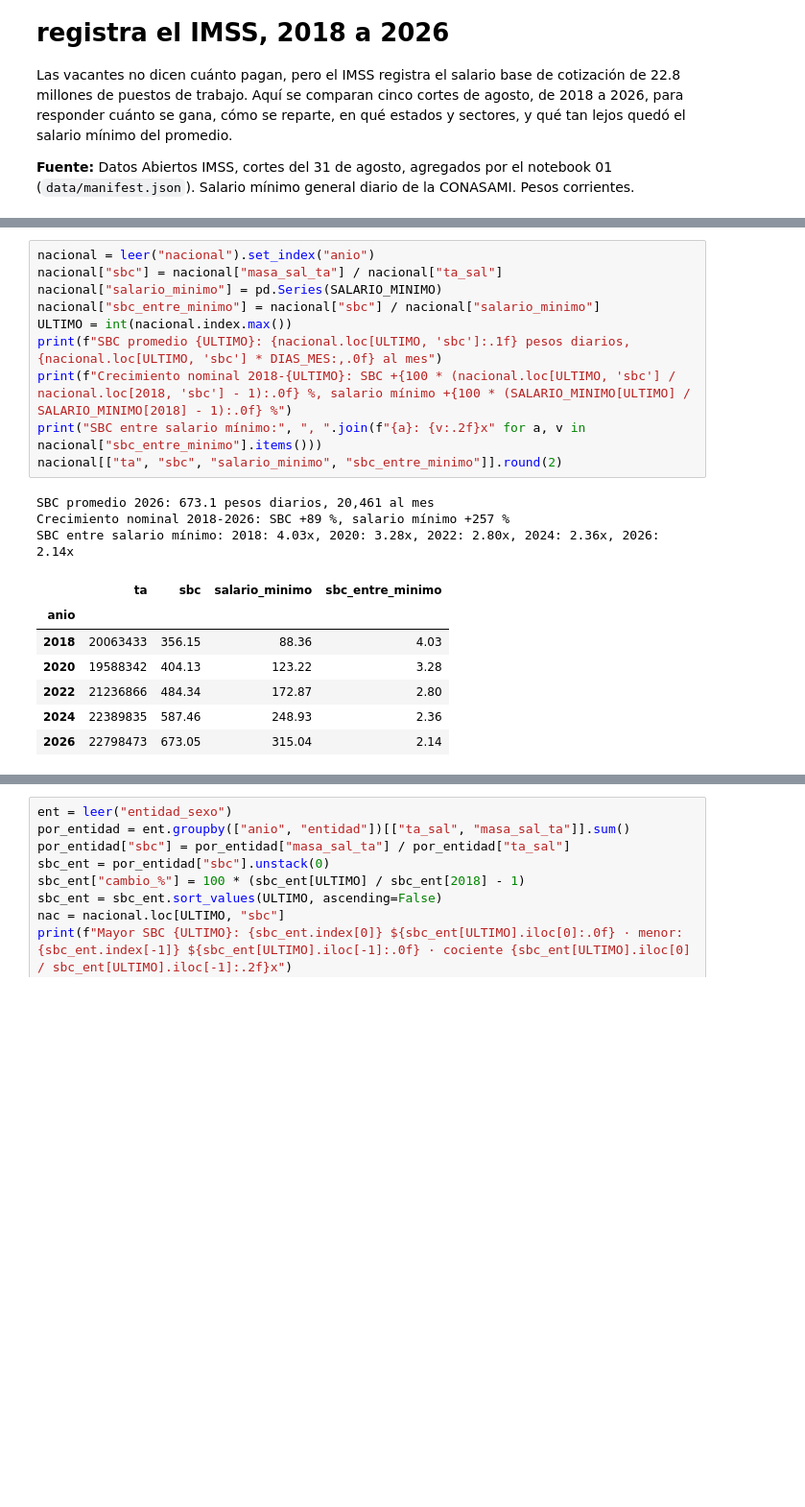
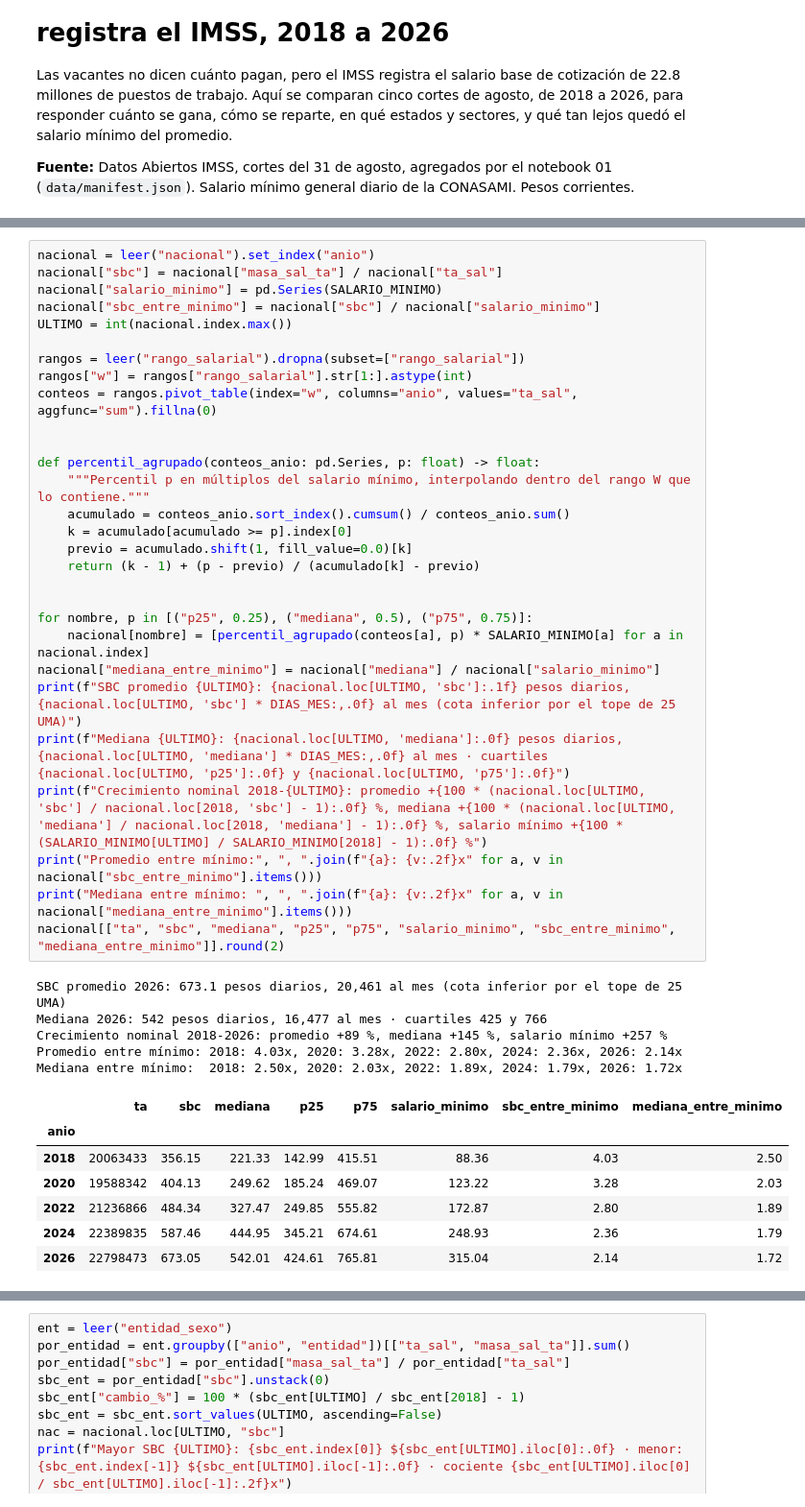
Before and after one commit to mauvilar/Proyectos-data-science, a Jupyter notebook: salarios-imss-mx/02_cuanto_se_gana.ipynb, the cells around one changed output, grey strips where cells are left out. Shown at 96% size. Saved outputs shown, nothing was run; the diff lists cells and outputs as text; blank space fills up the shorter version.

```diff
--- a/salarios-imss-mx/02_cuanto_se_gana.ipynb
+++ b/salarios-imss-mx/02_cuanto_se_gana.ipynb
@@ -66,22 +70,43 @@ def pie(fig, texto="Fuente: Datos Abiertos IMSS, cortes del 31 de agosto · sala
 # %%
 nacional = leer("nacional").set_index("anio")
 nacional["sbc"] = nacional["masa_sal_ta"] / nacional["ta_sal"]
 nacional["salario_minimo"] = pd.Series(SALARIO_MINIMO)
 nacional["sbc_entre_minimo"] = nacional["sbc"] / nacional["salario_minimo"]
 ULTIMO = int(nacional.index.max())
-print(f"SBC promedio {ULTIMO}: {nacional.loc[ULTIMO, 'sbc']:.1f} pesos diarios, {nacional.loc[ULTIMO, 'sbc'] * DIAS_MES:,.0f} al mes")
-print(f"Crecimiento nominal 2018-{ULTIMO}: SBC +{100 * (nacional.loc[ULTIMO, 'sbc'] / nacional.loc[2018, 'sbc'] - 1):.0f} %, salario mínimo +{100 * (SALARIO_MINIMO[ULTIMO] / SALARIO_MINIMO[2018] - 1):.0f} %")
-print("SBC entre salario mínimo:", ", ".join(f"{a}: {v:.2f}x" for a, v in nacional["sbc_entre_minimo"].items()))
-nacional[["ta", "sbc", "salario_minimo", "sbc_entre_minimo"]].round(2)
+
+rangos = leer("rango_salarial").dropna(subset=["rango_salarial"])
+rangos["w"] = rangos["rango_salarial"].str[1:].astype(int)
+conteos = rangos.pivot_table(index="w", columns="anio", values="ta_sal", aggfunc="sum").fillna(0)
+
+
+def percentil_agrupado(conteos_anio: pd.Series, p: float) -> float:
+    """Percentil p en múltiplos del salario mínimo, interpolando dentro del rango W que lo contiene."""
+    acumulado = conteos_anio.sort_index().cumsum() / conteos_anio.sum()
+    k = acumulado[acumulado >= p].index[0]
+    previo = acumulado.shift(1, fill_value=0.0)[k]
+    return (k - 1) + (p - previo) / (acumulado[k] - previo)
+
+
+for nombre, p in [("p25", 0.25), ("mediana", 0.5), ("p75", 0.75)]:
+    nacional[nombre] = [percentil_agrupado(conteos[a], p) * SALARIO_MINIMO[a] for a in nacional.index]
+nacional["mediana_entre_minimo"] = nacional["mediana"] / nacional["salario_minimo"]
+print(f"SBC promedio {ULTIMO}: {nacional.loc[ULTIMO, 'sbc']:.1f} pesos diarios, {nacional.loc[ULTIMO, 'sbc'] * DIAS_MES:,.0f} al mes (cota inferior por el tope de 25 UMA)")
+print(f"Mediana {ULTIMO}: {nacional.loc[ULTIMO, 'mediana']:.0f} pesos diarios, {nacional.loc[ULTIMO, 'mediana'] * DIAS_MES:,.0f} al mes · cuartiles {nacional.loc[ULTIMO, 'p25']:.0f} y {nacional.loc[ULTIMO, 'p75']:.0f}")
+print(f"Crecimiento nominal 2018-{ULTIMO}: promedio +{100 * (nacional.loc[ULTIMO, 'sbc'] / nacional.loc[2018, 'sbc'] - 1):.0f} %, mediana +{100 * (nacional.loc[ULTIMO, 'mediana'] / nacional.loc[2018, 'mediana'] - 1):.0f} %, salario mínimo +{100 * (SALARIO_MINIMO[ULTIMO] / SALARIO_MINIMO[2018] - 1):.0f} %")
+print("Promedio entre mínimo:", ", ".join(f"{a}: {v:.2f}x" for a, v in nacional["sbc_entre_minimo"].items()))
+print("Mediana entre mínimo: ", ", ".join(f"{a}: {v:.2f}x" for a, v in nacional["mediana_entre_minimo"].items()))
+nacional[["ta", "sbc", "mediana", "p25", "p75", "salario_minimo", "sbc_entre_minimo", "mediana_entre_minimo"]].round(2)
 # %% [output]
-SBC promedio 2026: 673.1 pesos diarios, 20,461 al mes
-Crecimiento nominal 2018-2026: SBC +89 %, salario mínimo +257 %
-SBC entre salario mínimo: 2018: 4.03x, 2020: 3.28x, 2022: 2.80x, 2024: 2.36x, 2026: 2.14x
+SBC promedio 2026: 673.1 pesos diarios, 20,461 al mes (cota inferior por el tope de 25 UMA)
+Mediana 2026: 542 pesos diarios, 16,477 al mes · cuartiles 425 y 766
+Crecimiento nominal 2018-2026: promedio +89 %, mediana +145 %, salario mínimo +257 %
+Promedio entre mínimo: 2018: 4.03x, 2020: 3.28x, 2022: 2.80x, 2024: 2.36x, 2026: 2.14x
+Mediana entre mínimo:  2018: 2.50x, 2020: 2.03x, 2022: 1.89x, 2024: 1.79x, 2026: 1.72x
-|  | ta | sbc | salario_minimo | sbc_entre_minimo |
-| anio |  |  |  |  |
-| 2018 | 20063433 | 356.15 | 88.36 | 4.03 |
-| 2020 | 19588342 | 404.13 | 123.22 | 3.28 |
-| 2022 | 21236866 | 484.34 | 172.87 | 2.80 |
-| 2024 | 22389835 | 587.46 | 248.93 | 2.36 |
-| 2026 | 22798473 | 673.05 | 315.04 | 2.14 |
+|  | ta | sbc | mediana | p25 | p75 | salario_minimo | sbc_entre_minimo | mediana_entre_minimo |
+| anio |  |  |  |  |  |  |  |  |
+| 2018 | 20063433 | 356.15 | 221.33 | 142.99 | 415.51 | 88.36 | 4.03 | 2.50 |
+| 2020 | 19588342 | 404.13 | 249.62 | 185.24 | 469.07 | 123.22 | 3.28 | 2.03 |
+| 2022 | 21236866 | 484.34 | 327.47 | 249.85 | 555.82 | 172.87 | 2.80 | 1.89 |
+| 2024 | 22389835 | 587.46 | 444.95 | 345.21 | 674.61 | 248.93 | 2.36 | 1.79 |
+| 2026 | 22798473 | 673.05 | 542.01 | 424.61 | 765.81 | 315.04 | 2.14 | 1.72 |
 # %%
```
Also changed, not shown: parts of 19 cells of this notebook, 14 other files.
